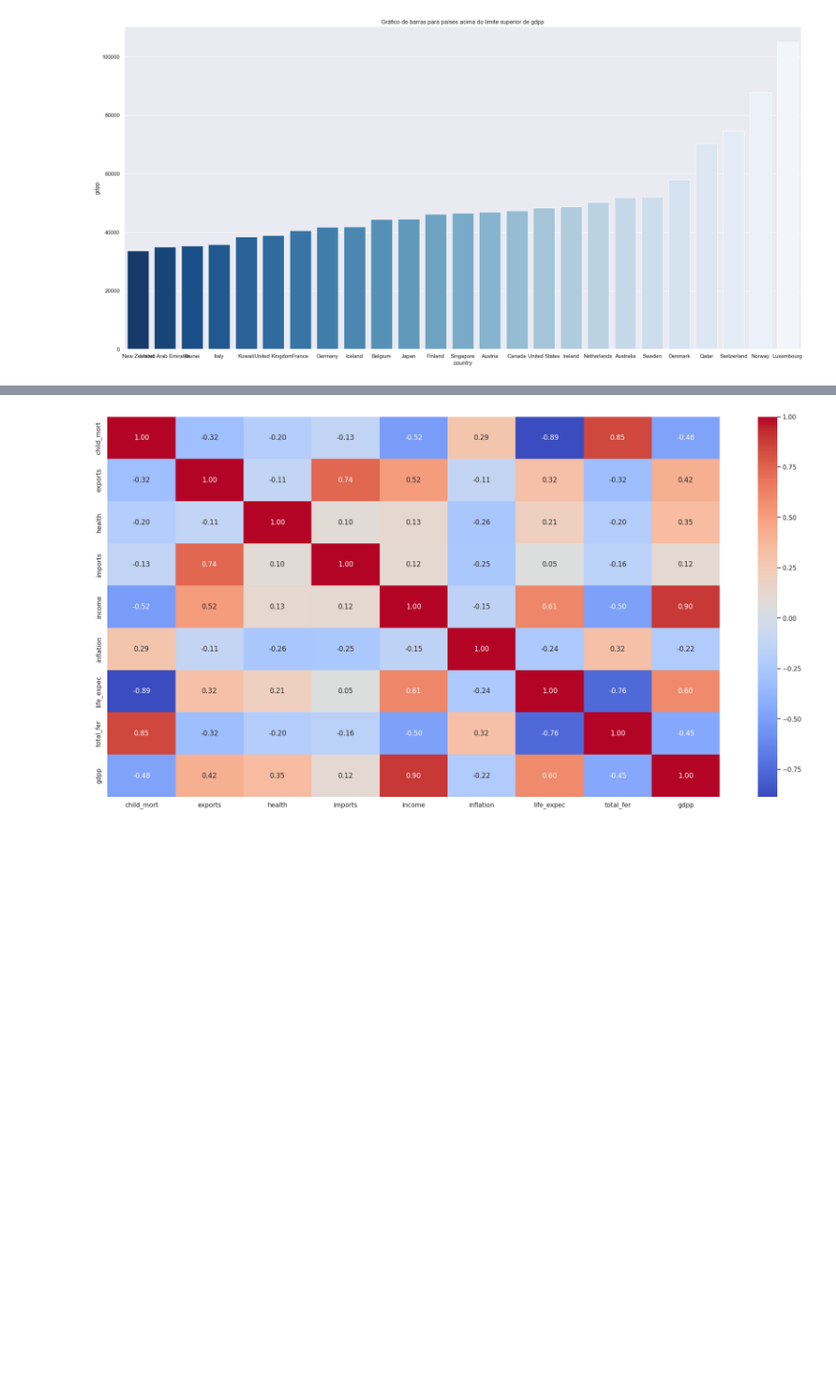
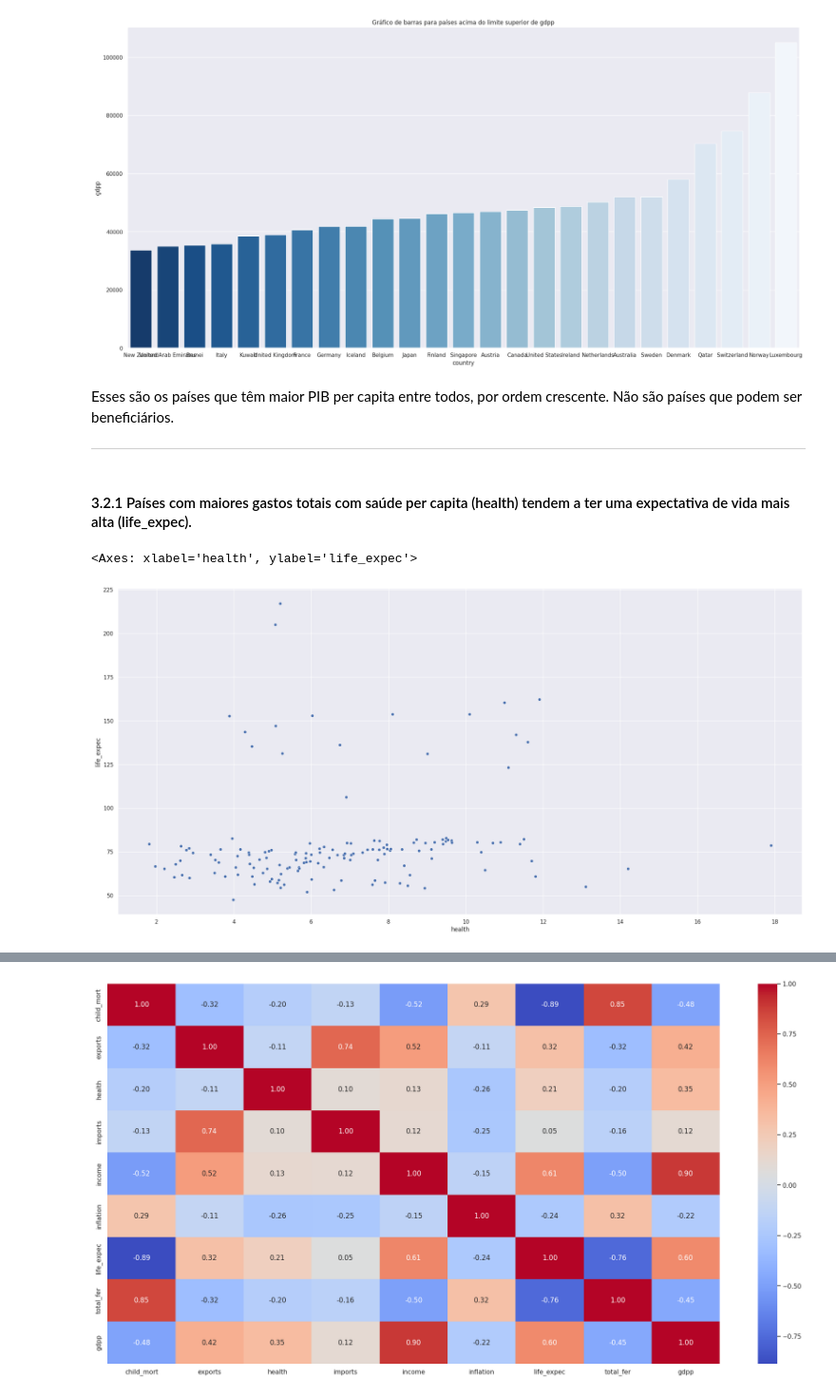
Before and after one commit to yvesmoura/eda-socio-economic-and-health-factors, a Jupyter notebook: eda-desafio_final.ipynb, the cells around one changed output, grey strips where cells are left out. Shown at 95% size. Cells and saved outputs as stored; diff of their text form; code cells hidden in the pictures; blank space fills up the shorter version.

```diff
--- a/eda-desafio_final.ipynb
+++ b/eda-desafio_final.ipynb
@@ -397,3 +441,18 @@ plt.title("Gráfico de barras para países acima do limite superior de gdpp")
 # %% [output]
 Text(0.5, 1.0, 'Gráfico de barras para países acima do limite superior de gdpp')
 [figure]
+# %% [markdown]
+Esses são os países que têm maior PIB per capita entre todos, por ordem crescente. Não são países que podem ser beneficiários.
+
+
+   ------------------------------------------------------------------------
+# %% [markdown]
+#### 3.2.1 Países com maiores gastos totais com saúde per capita (health) tendem a ter uma expectativa de vida mais alta (life_expec).
+# %%
+aux1 = df3[['health', 'life_expec']].groupby( 'health' ).sum().reset_index()
+
+#plt.subplot( 1, 3, 1 )
+sns.scatterplot( x ='health', y='life_expec', data=aux1 )
+# %% [output]
+<Axes: xlabel='health', ylabel='life_expec'>
+[figure, added]
```
Also changed, not shown: parts of 27 cells of this notebook, 6 other files.
